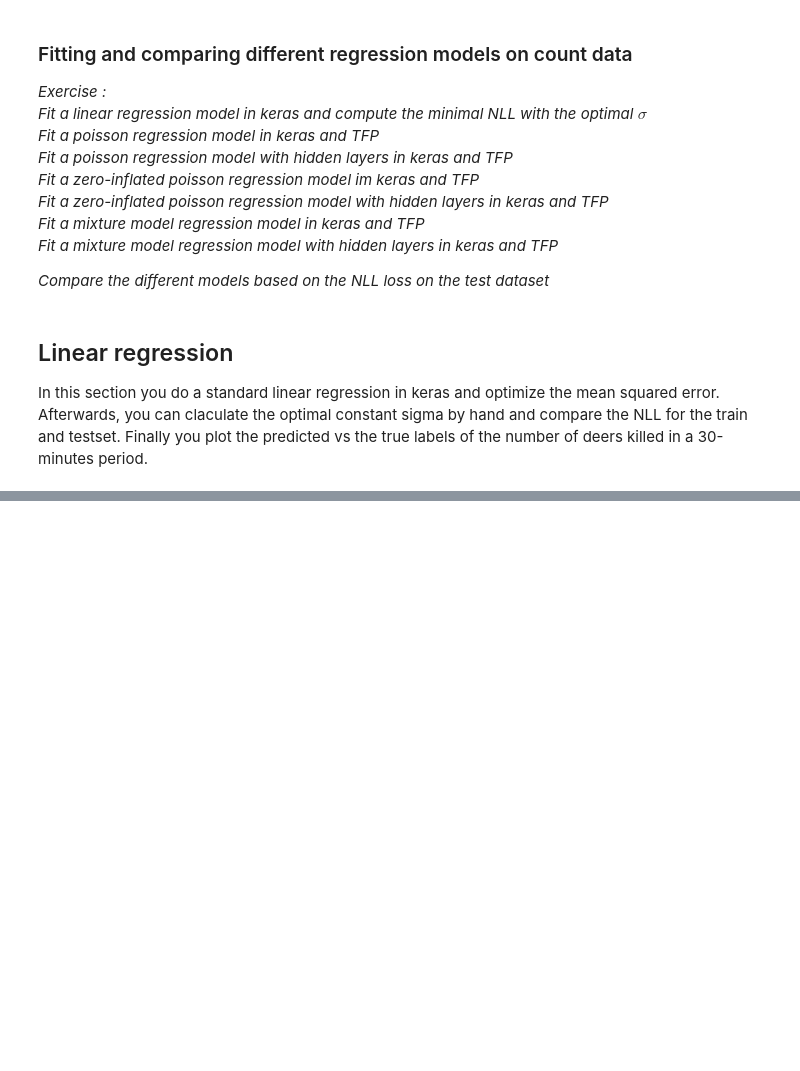
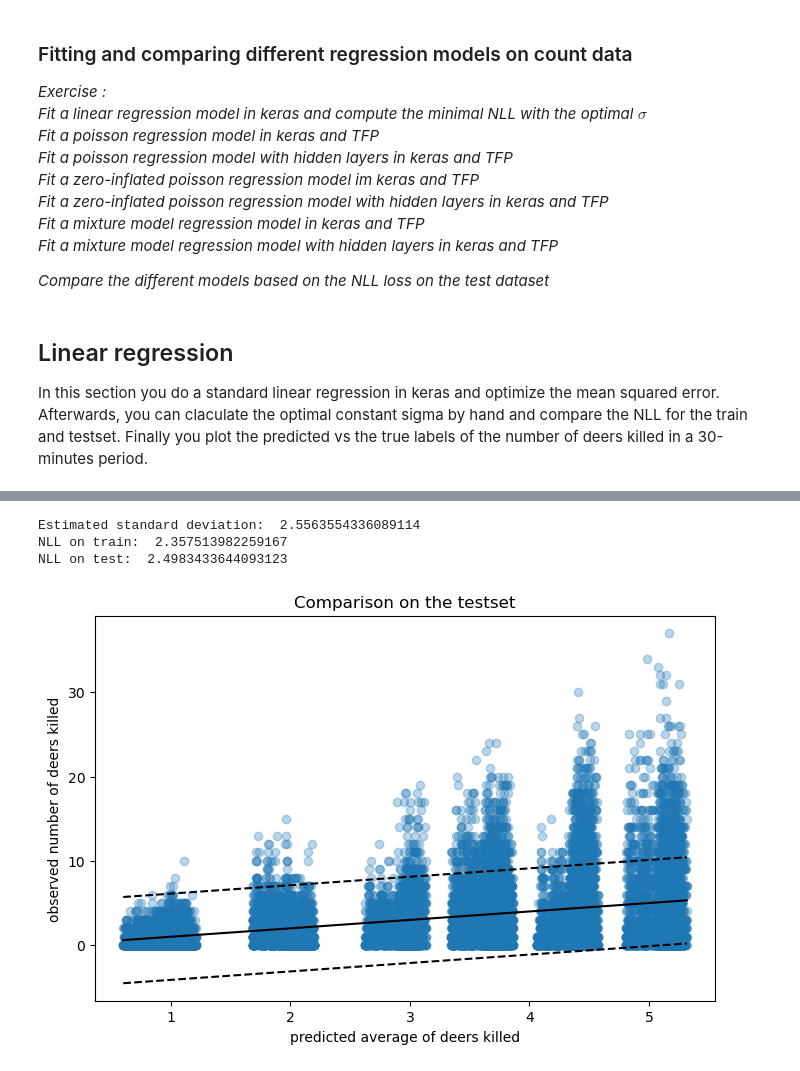
Before and after one commit to Evan1987/algorithm_learn, a Jupyter notebook: probability-deep-learning/Chap06/Chap06_02.ipynb, the cells around one changed output, grey strips where cells are left out. Saved outputs shown, nothing was run; the diff lists cells and outputs as text; code cells hidden in the pictures; blank space fills up the shorter version.

```diff
--- a/probability-deep-learning/Chap06/Chap06_02.ipynb
+++ b/probability-deep-learning/Chap06/Chap06_02.ipynb
@@ -136,0 +145,2 @@ TypeError: You are passing KerasTensor(type_spec=TensorSpec(shape=(None, 1), dty
+# %%
+hist_lr = model_lr.fit(x=X_train, y=y_train, validation_data=(X_test, y_test), epochs=10, verbose=1)
@@ -136,0 +169,36 @@ TypeError: You are passing KerasTensor(type_spec=TensorSpec(shape=(None, 1), dty
+# %%
+def get_optimal_sigma(y_true: np.ndarray, y_pred: np.ndarray) -> float:
+    n = len(y_true)
+    return np.sqrt(np.sum((y_true - y_pred) ** 2) / (n - 2))
+
+
+def nll(y_true: np.ndarray, y_pred: np.ndarray, sigma: float) -> float:
+    return -ss.norm(y_true, sigma).logpdf(y_pred).mean()
+# %%
+# Calculation of the the optimal sigma
+y_train_pred = model_lr.predict(X_train, batch_size=128).flatten()
+sigma_hat = get_optimal_sigma(y_train, y_train_pred)
+print("Estimated standard deviation: ", sigma_hat)
+
+y_test_pred = model_lr.predict(X_test, batch_size=128).flatten()
+print("NLL on train: ", nll(y_train, y_train_pred, sigma_hat))
+print("NLL on test: ", nll(y_test, y_test_pred, sigma_hat))
+# %% [output]
+Estimated standard deviation:  2.5563554336089114
+NLL on train:  2.357513982259167
+NLL on test:  2.4983433644093123
+# %%
+def plot_pred(y_true: np.ndarray, y_pred: np.ndarray, lower: np.ndarray, upper: np.ndarray):
+    plt.figure(figsize=(8, 5))
+    plt.scatter(y_pred, y_true, alpha=0.3)
+    sort_order = np.argsort(y_pred)
+    plt.plot(y_pred[sort_order], y_pred[sort_order], c="black")
+    plt.plot(y_pred[sort_order], lower[sort_order], linestyle="--", c="black")
+    plt.plot(y_pred[sort_order], upper[sort_order], linestyle="--", c="black")
+    plt.title('Comparison on the testset')
+    plt.xlabel('predicted average of deers killed')
+    plt.ylabel('observed number of deers killed')
+# %%
+plot_pred(y_test, y_test_pred, y_test_pred - 2 * sigma_hat, y_test_pred + 2 * sigma_hat)
+# %% [output]
+[figure, added]
```
Also changed, not shown: parts of 23 cells of this notebook, 1 other file.
